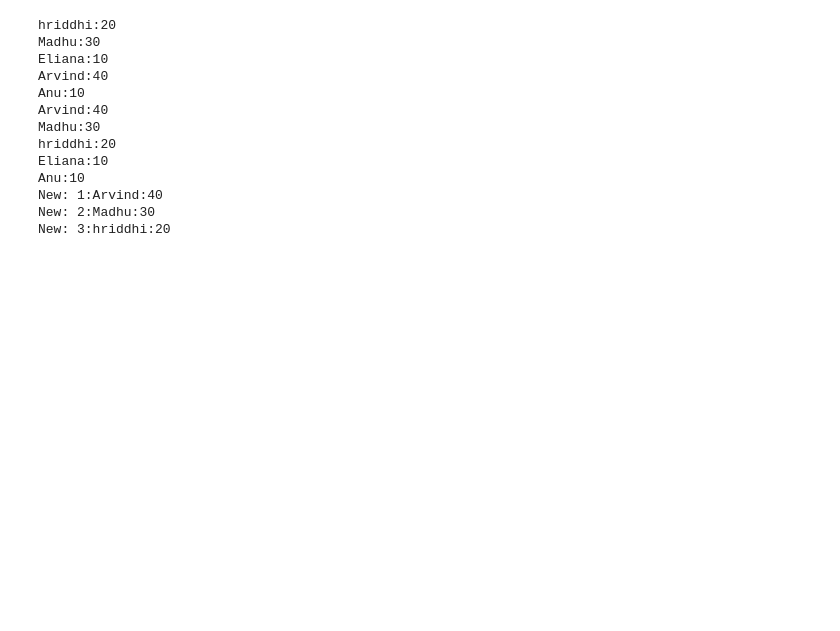
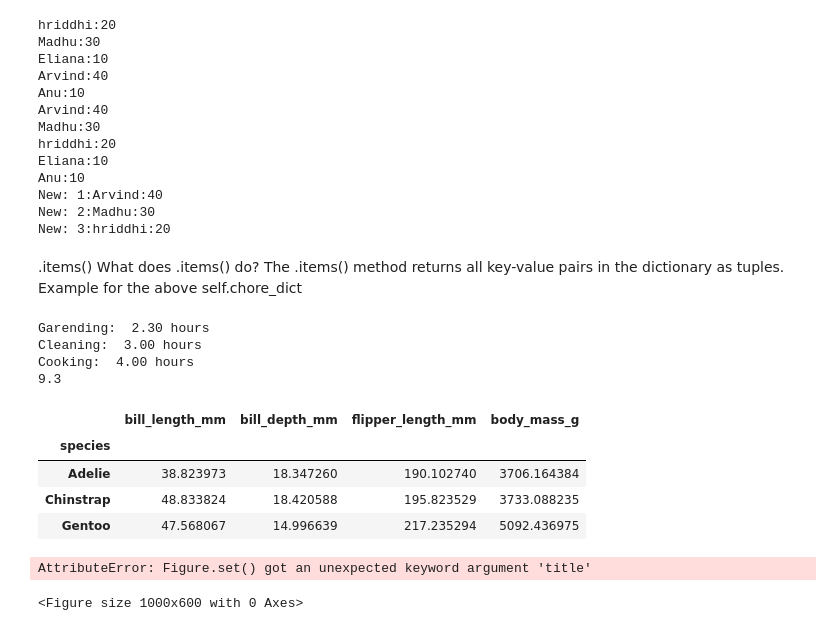
Before and after one commit to HriddhiDoley/La-Trobe---Python-, a Jupyter notebook: Practice_Exam_La.ipynb, the cells around one changed output. Saved outputs shown, nothing was run; the diff lists cells and outputs as text; code cells hidden in the pictures; blank space fills up the shorter version.

```diff
--- a/Practice_Exam_La.ipynb
+++ b/Practice_Exam_La.ipynb
@@ -202,3 +208,80 @@ Anu:10
 New: 1:Arvind:40
 New: 2:Madhu:30
 New: 3:hriddhi:20
+# %% [markdown]
+.items()
+What does .items() do?
+The .items() method returns all key-value pairs in the dictionary as tuples.
+Example for the above self.chore_dict
+# %%
+#Chore Tracker
+
+class ChoreTracker:
+  def __init__(self):
+    self.chore_dict = {} # a dictionary
+
+  def add_chores(self, chore, hour):
+    if chore in self.chore_dict:
+      self.chore_dict[chore] += hour
+    else:
+      self.chore_dict[chore] = hour
+
+  def print_summary(self):
+    total_hours = 0.0
+
+    for chore_name, hours in self.chore_dict.items():
+      print(f"{chore_name}: {hours: .2f} hours")
+      total_hours +=hours
+
+    print(total_hours)
+
+Tracker = ChoreTracker()
+
+Tracker.add_chores("Garending",2.3)
+Tracker.add_chores("Cleaning",3)
+Tracker.add_chores("Cooking",1)
+Tracker.add_chores("Cooking",3)
+
+Tracker.print_summary()
+# %% [output]
+Garending:  2.30 hours
+Cleaning:  3.00 hours
+Cooking:  4.00 hours
+9.3
+# %%
+import pandas as pd
+
+URL = 'https://gist.githubusercontent.com/anibali/c2abc8cab4a2f7b0a6518d11a67c693c/raw/3b1bb5264736bb762584104c9e7a828bef0f6ec8/penguins.csv'
+
+df = pd.read_csv(URL)
+
+df.head()
+#print(df.columns)
+
+#df['species'].unique()
+
+df.groupby('species')[df.select_dtypes(include = 'number').columns].mean()
+#df.describe()
+
+#df.groupby('species')[df.select_dtypes(include='number').columns].mean()
+# %% [output]
+|  | bill_length_mm | bill_depth_mm | flipper_length_mm | body_mass_g |
+| species |  |  |  |  |
+| Adelie | 38.823973 | 18.347260 | 190.102740 | 3706.164384 |
+| Chinstrap | 48.833824 | 18.420588 | 195.823529 | 3733.088235 |
+| Gentoo | 47.568067 | 14.996639 | 217.235294 | 5092.436975 |
+# %%
+import matplotlib.pyplot as plt
+
+df_Adelie = df[df['species'] == 'Adelie']
+df_Chinstrap = df[df['species'] == 'Chinstrap']
+df_Gentoo = df[df['species'] == 'Gentoo']
+#df_Adelie.head()
+
+plt.figure(figsize = (10,6))
+
+
+plt.scatter(df_Adelie['body_mass_g'], df_Adelie['bill_length_mm'], label = 'Adelie', marker = 'o')
+# %% [output]
+AttributeError: Figure.set() got an unexpected keyword argument 'title'
+<Figure size 1000x600 with 0 Axes>
```
Also changed, not shown: parts of 1 cell of this notebook.
